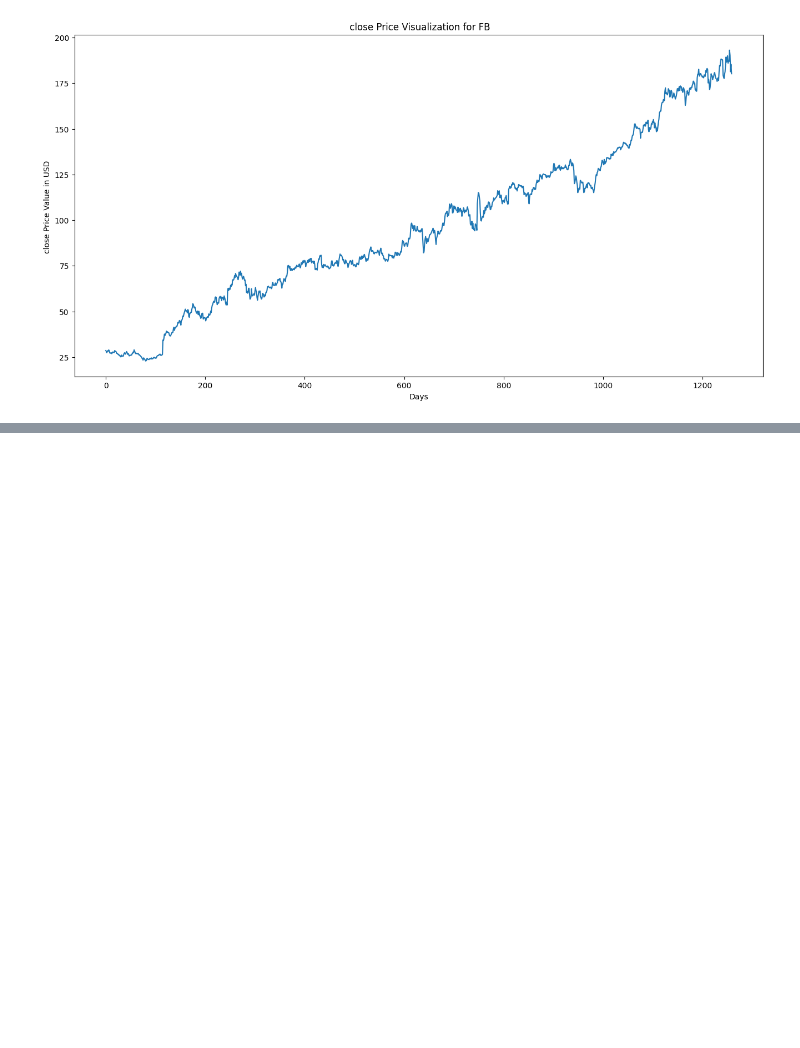
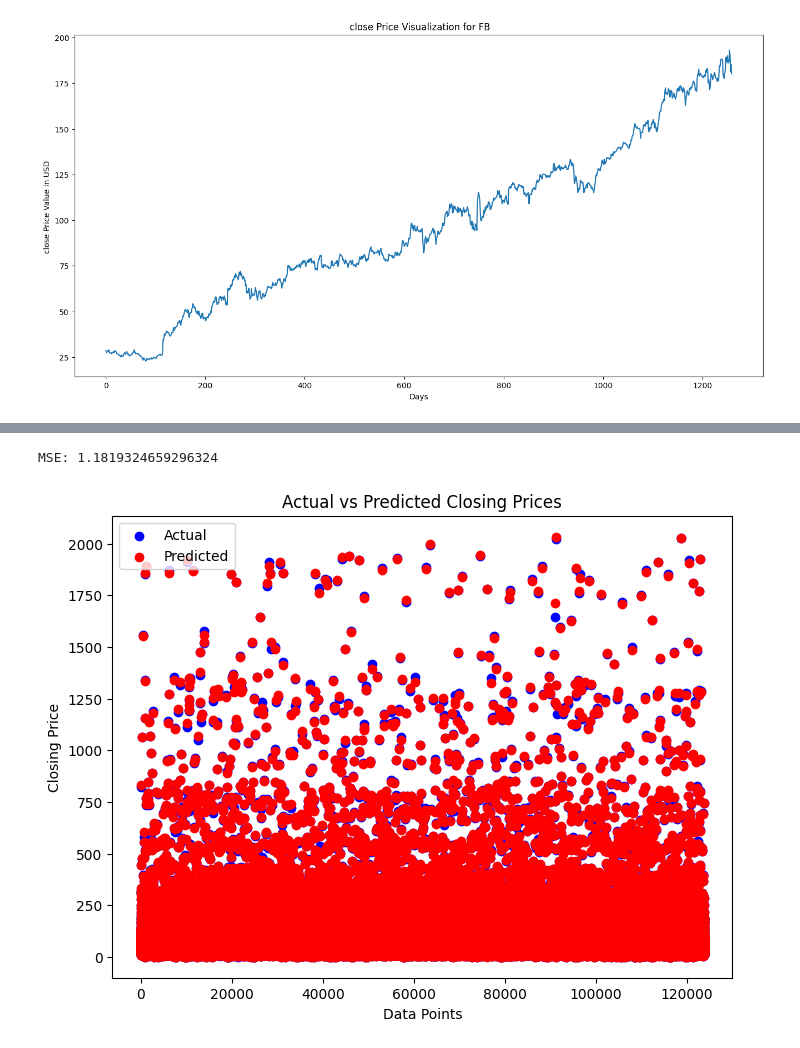
Before and after one commit to paarthvisharma/StockPricePrediction, a Jupyter notebook: StockPrediction.ipynb, the cells around one changed output, grey strips where cells are left out. Saved outputs shown, nothing was run; the diff lists cells and outputs as text; code cells hidden in the pictures; blank space fills up the shorter version.

Commit message:
Implemented linear regression model

```diff
--- a/StockPrediction.ipynb
+++ b/StockPrediction.ipynb
@@ -177,0 +206,18 @@ plot(filtered_df, 'FB', 'close')
+# %%
+# Selecting Features and Target
+X = df[['open', 'high', 'low', 'volume']].values
+y = df['close'].values
+
+# Normalizing Features
+scaler = preprocessing.StandardScaler()
+X_scaled = scaler.fit_transform(X)
+
+# Splitting the data
+X_train, X_test, y_train, y_test = train_test_split(X_scaled, y, test_size=0.2, random_state=1234)
+# %%
+# Initializing and training the model
+reg = LinearRegression(learning_rate=0.01, n_iterations=1000)
+reg.fit(X_train, y_train)
+
+# Predictions
+predictions = reg.predict(X_test)
@@ -177,0 +227,18 @@ plot(filtered_df, 'FB', 'close')
+# %%
+# Evaluating the model
+mse_value = mse(y_test, predictions)
+print("MSE:", mse_value)
+# %% [output]
+MSE: 1.1819324659296324
+# %%
+# Visualization
+plt.figure(figsize=(8,6))
+plt.scatter(range(len(y_test)), y_test, color='blue', label='Actual')
+plt.scatter(range(len(predictions)), predictions, color='red', label='Predicted')
+plt.title("Actual vs Predicted Closing Prices")
+plt.xlabel("Data Points")
+plt.ylabel("Closing Price")
+plt.legend()
+plt.show()
+# %% [output]
+[figure, added]
```
Also changed, not shown: parts of 5 cells of this notebook.
